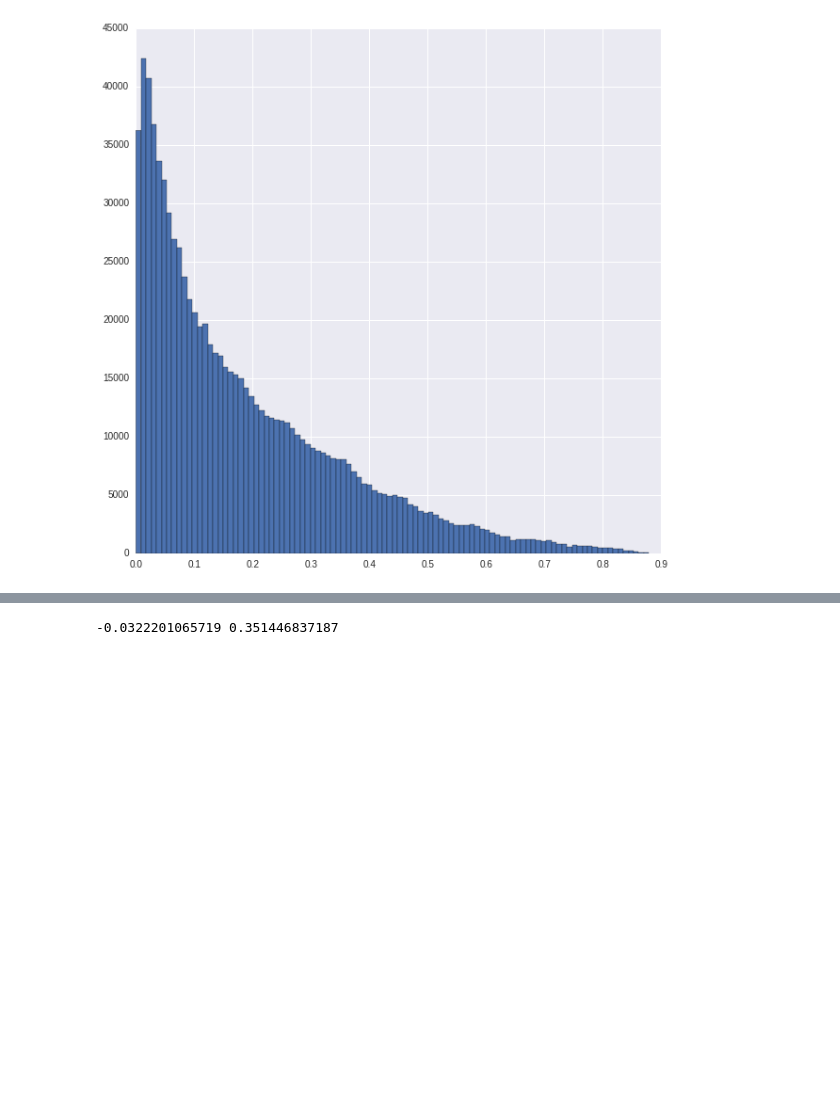
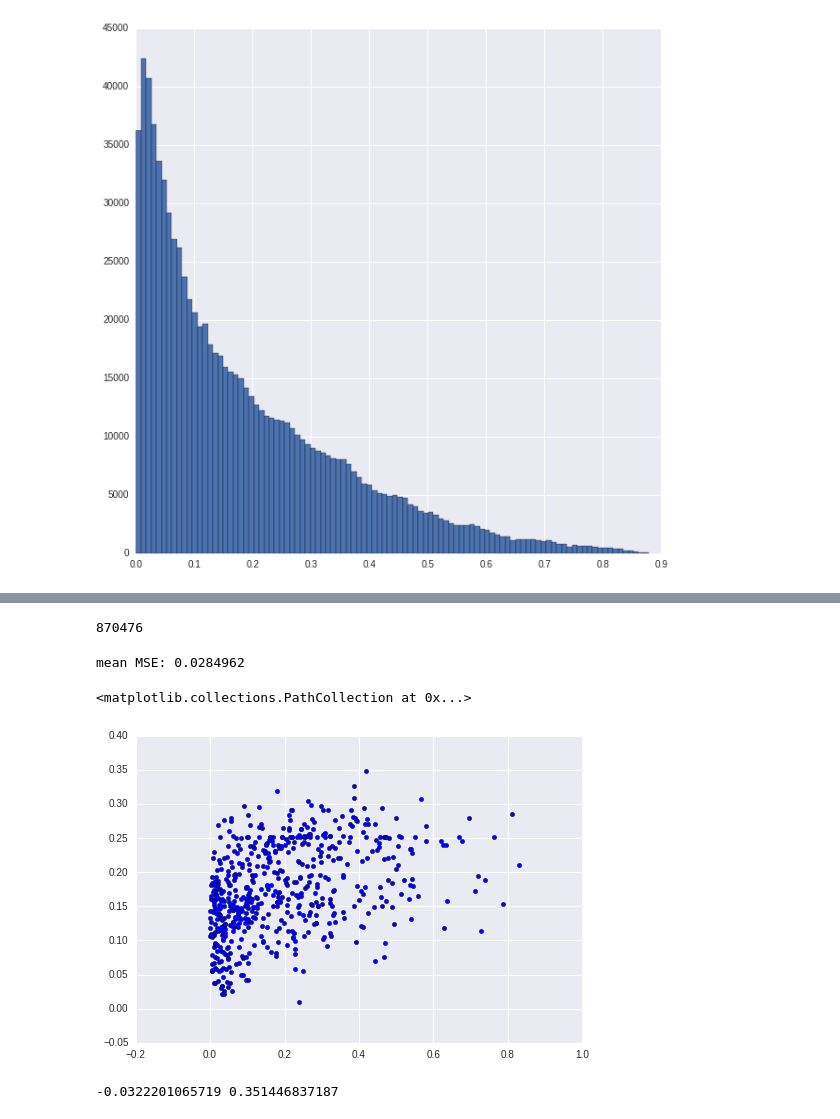
Before and after one commit to IJDykeman/storm_damage_prediction, a Jupyter notebook: joint_convolutional_training.ipynb, the cells around one changed output, grey strips where cells are left out. Saved outputs shown, nothing was run; the diff lists cells and outputs as text; code cells hidden in the pictures; blank space fills up the shorter version.

```diff
--- a/joint_convolutional_training.ipynb
+++ b/joint_convolutional_training.ipynb
@@ -431,12 +433,14 @@ network = tflearn.layers.conv.max_pool_2d (network, 2, strides=2, padding='same'
 print network.get_shape()
 network = tflearn.conv_2d(network, 128, 5,  strides=1, activation='relu', regularizer="L2", weight_decay=0.0)
 print network.get_shape()
+netowrk = tflearn.layers.core.dropout (network, .7, name='Dropout')
 
 network = tflearn.layers.conv.max_pool_2d (network, 2, strides=2, padding='same', name='MaxPool2D')
 print network.get_shape()
 
 network = tflearn.conv_2d(network, 128, 3,  strides=1, activation='relu', regularizer="L2", weight_decay=0.0)
 print network.get_shape()
+netowrk = tflearn.layers.core.dropout (network, .7, name='Dropout')
 
 network = tflearn.conv_2d(network, 64, 3, activation='relu', regularizer="L2", weight_decay=0.0)
 
@@ -453,7 +457,6 @@ print middle.get_shape(), "<- middle"
 ## Reconstruct the input
 network = tflearn.conv_2d_transpose(middle, 32, 5, [16, 16, 32], strides=2, activation='relu', regularizer="L2", weight_decay=0.0)
 print network.get_shape()
-
 network = tflearn.layers.conv.upsample_2d (network, 2)
 print network.get_shape()
 
@@ -466,13 +469,13 @@ print AE_output.get_shape()
 
 
 ## predict damage
-dense1 = tflearn.fully_connected(middle, 260, activation='relu',
+dense1 = tflearn.fully_connected(middle, 460, activation='relu',
                                  regularizer='L2', weight_decay=0.0)
 print "pre merge", dense1.get_shape()
 dense2 = tflearn.layers.merge_ops.merge ([dense1, extra_features], 'concat', axis = 1, name='MergeOutputs')
 print "post merge", dense2.get_shape()
 
-dense3 = tflearn.fully_connected(extra_features, 30, activation='relu',
+dense3 = tflearn.fully_connected(dense2, 130, activation='relu',
                                  regularizer='L2', weight_decay=0.0)
 
 y_pred = tflearn.fully_connected(dense3, 1, activation='sigmoid',
@@ -486,6 +489,8 @@ cost = (alpha *y_loss ) + ((1-alpha) * autoencoder_loss)
 
 optimizer = tf.train.RMSPropOptimizer(learning_rate=.002).minimize(cost)
 
+y_optimizer = tf.train.RMSPropOptimizer(learning_rate=.002).minimize(y_loss)
+
 # dense2 = tflearn.fully_connected(dense1, 164, activation='relu',
 #                                  regularizer='L2', weight_decay=0.0)
 # network = tflearn.fully_connected(network, 1, activation='tanh')
@@ -497,8 +502,7 @@ init = tf.initialize_all_variables()
 # Launch the graph
 sess = tf.Session()
 sess.run(init)
-batch_size = 200
-step = 1
+
 
 
 
@@ -527,8 +531,11 @@ post merge (?, 272)
+# %%
+y_average = np.mean(y_gaussian)
 # %%
+batch_size = 200
+step = 1
 image_data_data, extra_features_data, batch_y = get_batch(batch_size=400, random = False, start_index = 10000)
-y_list = batch_y.reshape([-1])
 
-print "mean MSE:", np.mean(np.square(np.array([np.mean(y_list)]*len(y_list)) - y_list))
+print "mean MSE for first 400 samples:", np.mean(np.square(np.array([y_average]*len(y_list)) - y_list))
 
 #print "batch_y:", batch_y
 plt.scatter(extra_features_data[0], extra_features_data[1])
@@ -548,7 +555,7 @@ def show_image(image_mat, index):
 
 
 
-step = 0
+# step = 0
 print "image shape:", image_data_data.shape
 while step * batch_size < 10000000000:
     image_data_data, extra_features_data, batch_y = get_batch(batch_size=60, random = True, start_index = 0)
@@ -557,10 +564,9 @@ while step * batch_size < 10000000000:
     sess.run(optimizer, feed_dict={image_data: image_data_data,
                                    extra_features: extra_features_data,
                                    y: batch_y})
-    if  step % 500 == 0:
-        y_list = batch_y.reshape([-1])
+    if  step % 5000 == 0:
 
-        print "mean MSE:", np.mean(np.square(np.array([np.mean(y_list)]*len(y_list)) - y_list))
+        print "mean MSE:", np.mean(np.square(np.array([y_average]*len(batch_y)) - batch_y))
 
         # Calculate batch loss and accuracy
         y_guess, y_loss_fetched, autoencoder_loss_fetched, joint_loss = sess.run([y_pred, y_loss, autoencoder_loss, cost],
@@ -589,3 +588,20 @@ KeyboardInterrupt:
+# %%
+print len(meta)
+# %% [output]
+870476
+# %%
+image_data_data, extra_features_data, batch_y = get_batch(batch_size=600, random = True, val = False)
+y_list = batch_y.reshape([-1])
+
+print "mean MSE:", np.mean(np.square(np.array([np.mean(y_list)]*len(y_list)) - y_list))
+prediction = sess.run(y_pred, feed_dict={image_data: image_data_data,
+                                   extra_features: extra_features_data,
+                                   y: batch_y})
+plt.scatter(y_list, prediction)
+# %% [output]
+mean MSE: 0.0284962
+<matplotlib.collections.PathCollection at 0x...>
+[figure, added]
 # %%
 y_predicted = []
 for i in range(0,len(wind_data), batch_size):
```
Also changed, not shown: parts of 4 cells of this notebook.
